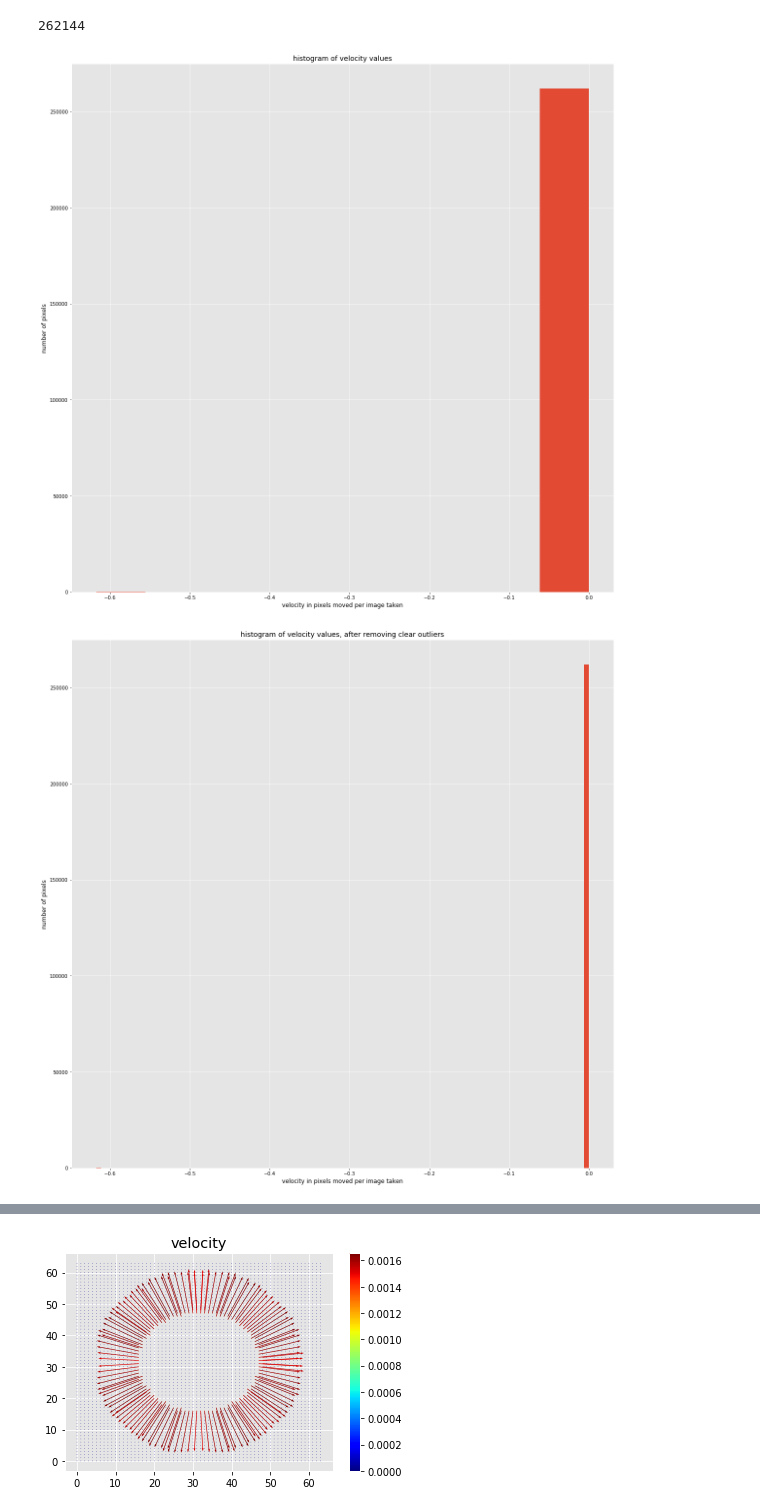
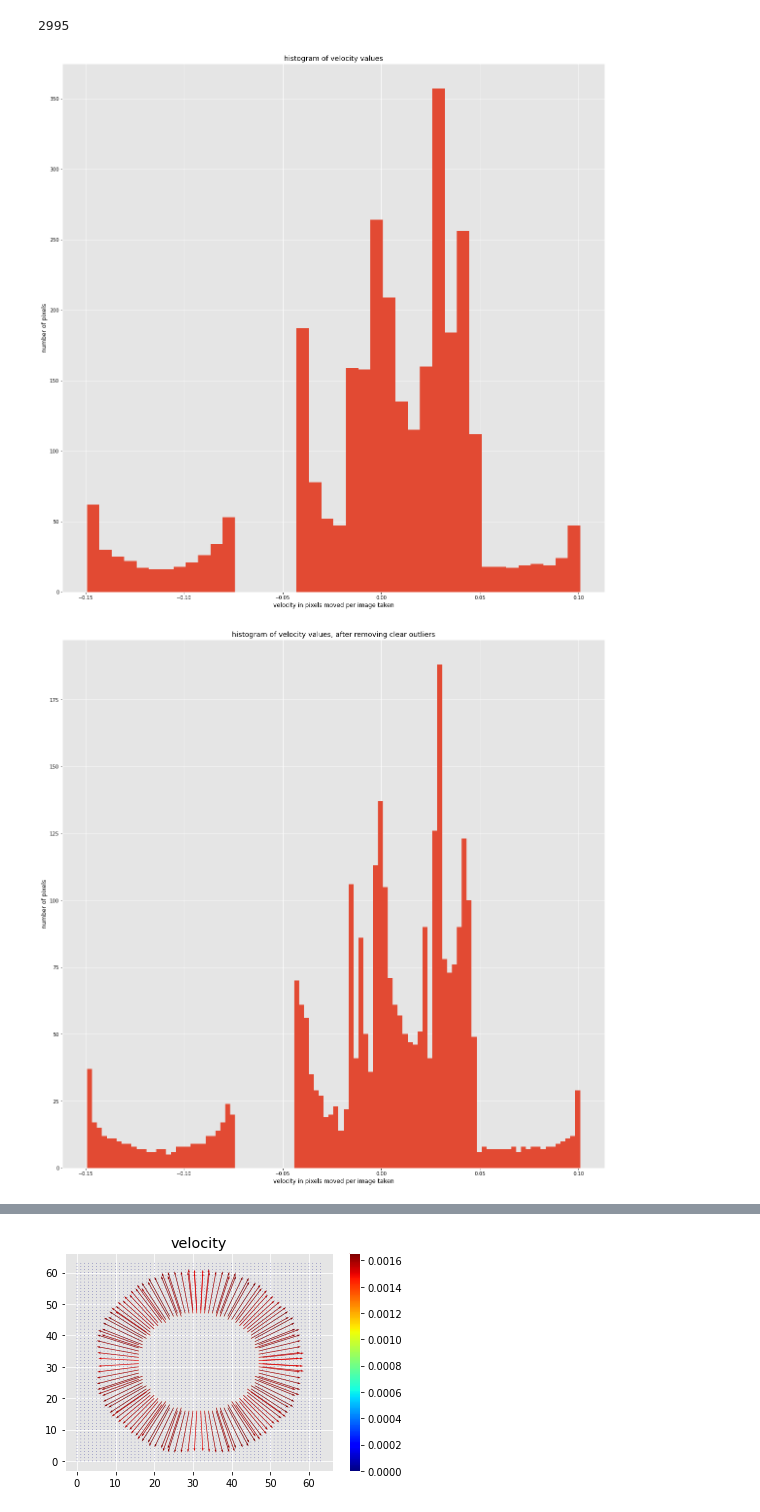
Before and after one commit to nhgowtham/MicrostructureStatistics, a Jupyter notebook: Velocity Distributions-Circular.ipynb, the cells around one changed output, grey strips where cells are left out. Cells and saved outputs as stored; diff of their text form; code cells hidden in the pictures.

```diff
--- a/Velocity Distributions-Circular.ipynb
+++ b/Velocity Distributions-Circular.ipynb
@@ -8,13 +8,13 @@ import pandas as pd
 import os
 from Scripts import velocityCalculations as vel
 # %%
-path = '/Users/adithyaiyer/Desktop/DDP/Datasets/ac2d/'
-list_files = os.listdir(path)
-list_files.sort()
-j = 0
-for i in list_files:
-    list_files[j] = path+i
-    j = j+1
+path = '/home/sushil/Desktop/CH/output/'
+list_of_files = os.listdir(path)
+list_of_files.sort()
+list_files = []
+for i in list_of_files:
+    if i[-5:]=='0.dat':
+        list_files.append(path+i)
 # %%
 list_files
 # %% [output]
@@ -68,20 +68,21 @@ plt.colorbar()
 listy =(a.flatten().tolist())
 A =[]
 for i in listy:
-    A.append(i)
+    if i!=0:
+        A.append(i)
 
 A.sort()
 len(A)
 # %% [output]
-262144
+2995
 # %%
-x =plt.hist(A, bins = 10)
+x =plt.hist(A,bins = 40)
 plt.title("histogram of velocity values")
 plt.xlabel('velocity in pixels moved per image taken')
 plt.ylabel('number of pixels')
 plt.show()
 # %% [output]
-[figure, old version]
+[figure, new version]
 # %%
 
 x =plt.hist(A, bins = 100)
@@ -90,7 +91,7 @@ plt.xlabel('velocity in pixels moved per image taken')
 plt.ylabel('number of pixels')
 plt.show()
 # %% [output]
-[figure, old version]
+[figure, new version]
 # %%
 velocity_direction = vel.velocityDirection(list_files, 200, 2)
 # %%
```
Also changed, not shown: parts of 6 cells of this notebook, 3 other files.
